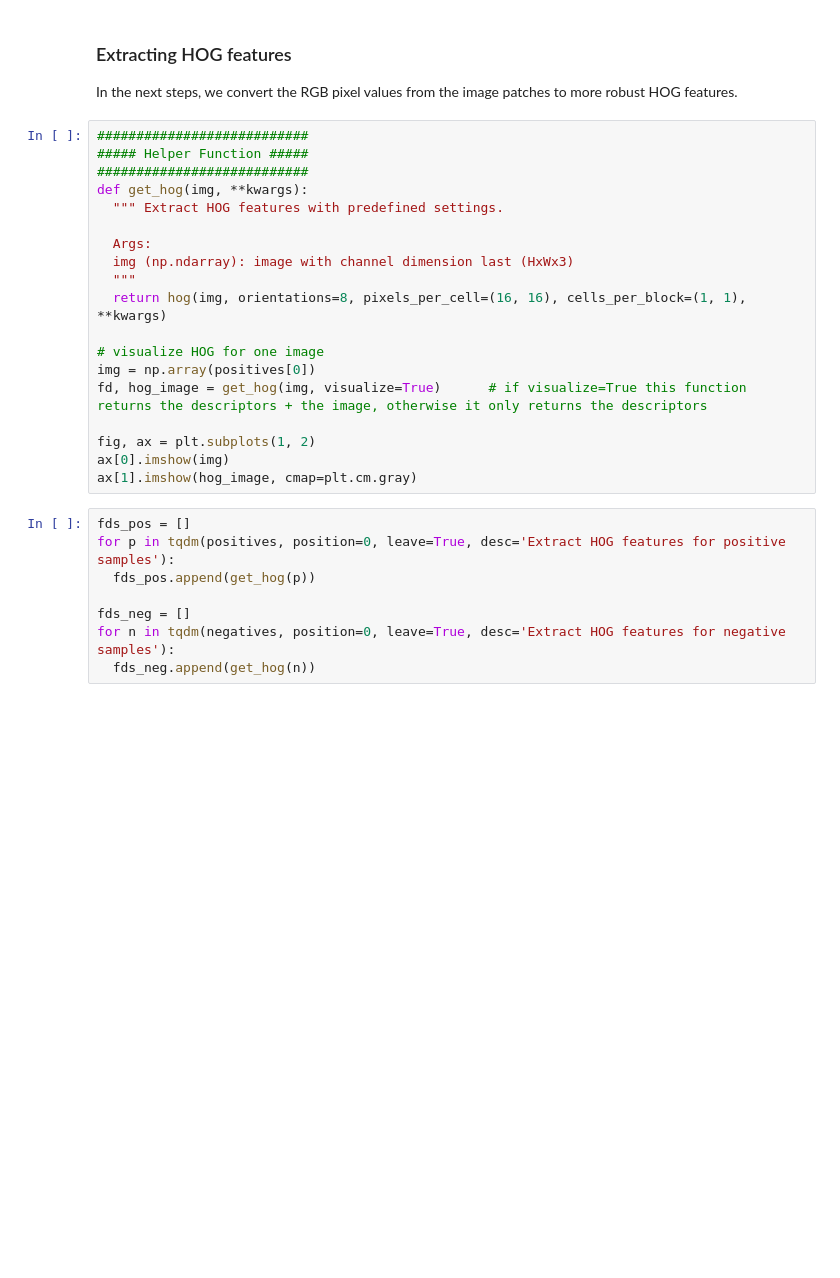
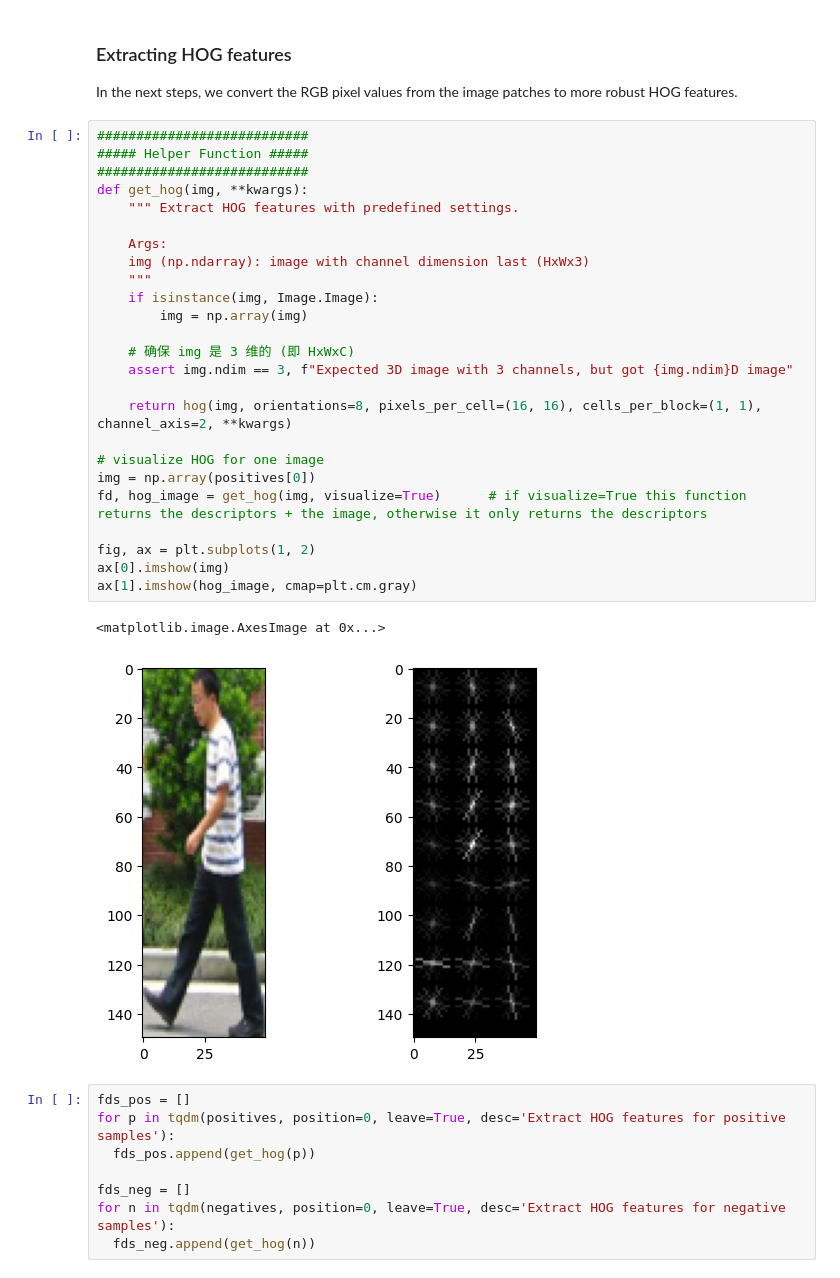
Before and after one commit to strongBrave/3d_computer_vision_Andreas_Geiger, a Jupyter notebook: ex_05_implicit_models_recognition/code/recognition.ipynb, the cells around one changed output. Drawn from its saved outputs; the diff is of its cells as text; blank space fills up the shorter version.

```diff
--- a/ex_05_implicit_models_recognition/code/recognition.ipynb
+++ b/ex_05_implicit_models_recognition/code/recognition.ipynb
@@ -263,22 +307,31 @@ In the next steps, we convert the RGB pixel values from the image patches to mor
 # %%
 ###########################
 ##### Helper Function #####
 ###########################
 def get_hog(img, **kwargs):
-  """ Extract HOG features with predefined settings.
+    """ Extract HOG features with predefined settings.
 
-  Args:
-  img (np.ndarray): image with channel dimension last (HxWx3)
-  """
-  return hog(img, orientations=8, pixels_per_cell=(16, 16), cells_per_block=(1, 1), **kwargs)
+    Args:
+    img (np.ndarray): image with channel dimension last (HxWx3)
+    """
+    if isinstance(img, Image.Image):
+        img = np.array(img)
+
+    # 确保 img 是 3 维的 (即 HxWxC)
+    assert img.ndim == 3, f"Expected 3D image with 3 channels, but got {img.ndim}D image"
+
+    return hog(img, orientations=8, pixels_per_cell=(16, 16), cells_per_block=(1, 1), channel_axis=2, **kwargs)
 
 # visualize HOG for one image
 img = np.array(positives[0])
 fd, hog_image = get_hog(img, visualize=True)      # if visualize=True this function returns the descriptors + the image, otherwise it only returns the descriptors
 
 fig, ax = plt.subplots(1, 2)
 ax[0].imshow(img)
 ax[1].imshow(hog_image, cmap=plt.cm.gray)
+# %% [output]
+<matplotlib.image.AxesImage at 0x...>
+[figure, added]
 # %%
 fds_pos = []
 for p in tqdm(positives, position=0, leave=True, desc='Extract HOG features for positive samples'):
```
Also changed, not shown: parts of 8 cells of this notebook, 3 other files.
